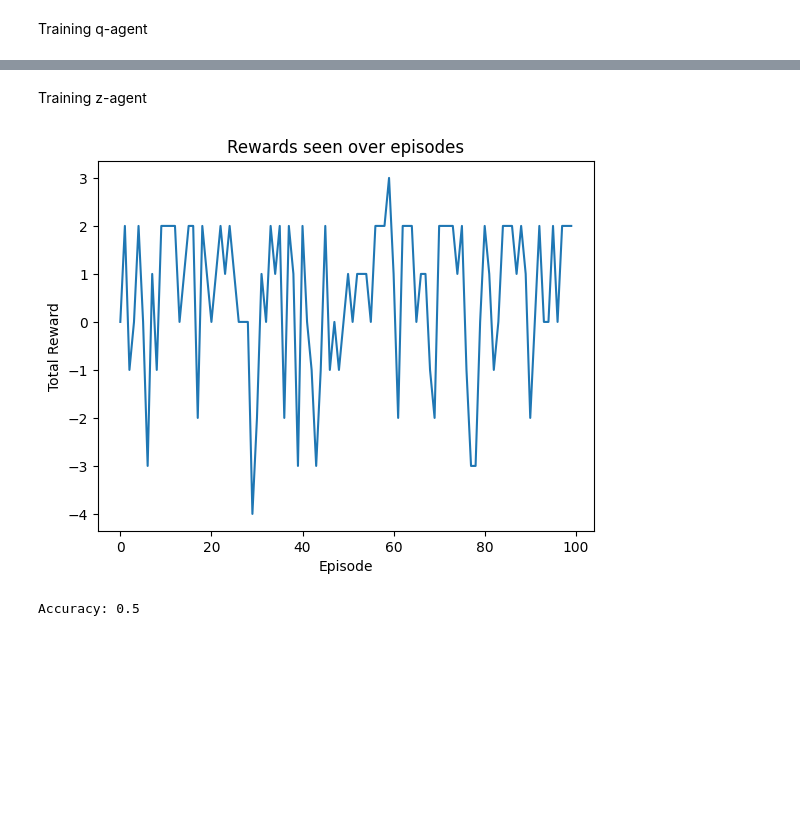
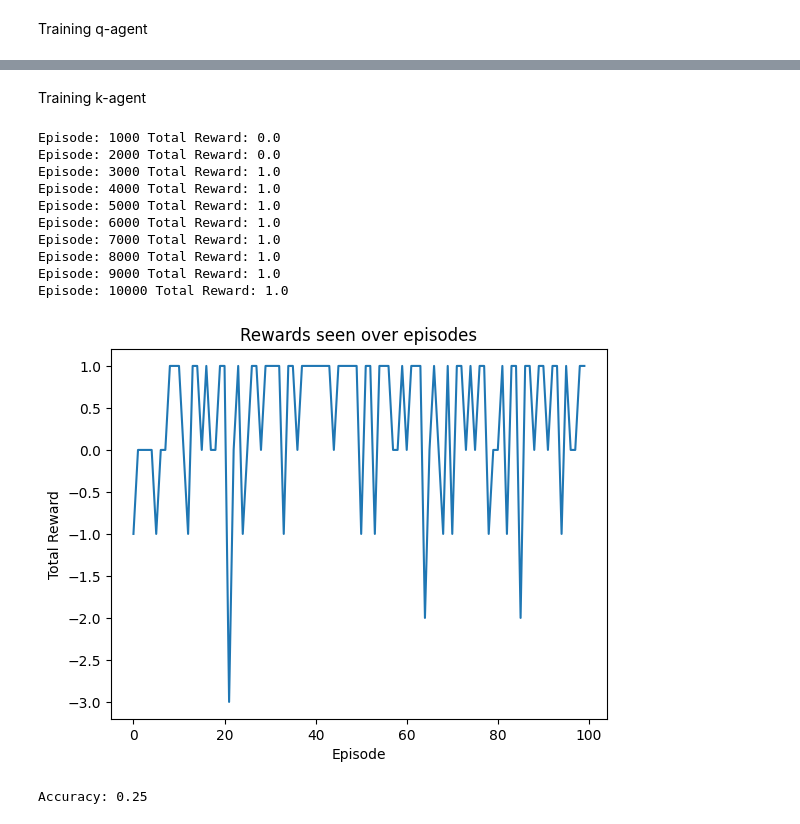
Before and after one commit to ViniAS/Apprenticeship-Learning-via-Inverse-Reinforcement-Learning, a Jupyter notebook: implemented_game.ipynb, the cells around one changed output, grey strips where cells are left out. Saved outputs shown, nothing was run; the diff lists cells and outputs as text; code cells hidden in the pictures; blank space fills up the shorter version.

Commit message:
Create q and k agents

```diff
--- a/implemented_game.ipynb
+++ b/implemented_game.ipynb
@@ -213,9 +234,23 @@ Accuracy: 0.25
 # %% [markdown]
-Training z-agent
+Training k-agent
 # %%
 
 class KLearningAgent:
     def __init__(self, num_states, num_actions, alpha=0.1, gamma=0.99, epsilon=0.6, k=10):
+        """
+        Initialize the K-learning agent
+
+        Args:
+        - num_states (int): the number of states
+        - num_actions (int): the number of actions
+        - alpha (float): the learning rate
+        - gamma (float): the discount factor
+        - epsilon (float): the exploration rate
+        - k (int): the number of planning steps
+
+        Returns:
+        None
+        """
         self.num_states = num_states
         self.num_actions = num_actions
         self.alpha = alpha
@@ -225,12 +260,35 @@ class KLearningAgent:
         self.Q = np.zeros((num_states, num_actions))
 
     def select_action(self, state):
+        """
+        Select an action based on the current state
+
+        Args:
+        - state: the current state
+
+        Returns:
+        - action: the selected action
+        """
         if np.random.uniform(0, 1) < self.epsilon:
             return random.choice(range(self.num_actions))  # Explore
         else:
             return np.argmax(self.Q[state])  # Exploit
 
     def update(self, state, action, reward, next_state, done, steps_remaining):
+        """
+        Update the Q-values based on the observed state, action, reward, next state, and done flag
+
+        Args:
+        - state: the current state
+        - action: the selected action
+        - reward: the observed reward
+        - next_state: the next state
+        - done: a flag indicating if the episode is done
+        - steps_remaining: the number of remaining planning steps
+
+        Returns:
+        None
+        """
         if not done:
             next_max = np.max(self.Q[next_state])
             target = reward + self.gamma * next_max
@@ -240,6 +298,16 @@ class KLearningAgent:
         self.Q[state, action] += self.alpha * (target - self.Q[state, action])
 
     def train(self, env, num_episodes):
+        """
+        Train the agent using the given environment for a specified number of episodes
+
+        Args:
+        - env: the environment to train the agent on
+        - num_episodes: the number of episodes to train for
+
+        Returns:
+        None
+        """
         rewards_seen = []
         for episode in range(num_episodes):
             state = env.reset()  # Reset environment and get initial state
@@ -267,38 +335,57 @@ class KLearningAgent:
         plt.show()
 
     def test(self, env):
+        """
+        Test the agent's performance on the given environment
+
+        Args:
+        - env: the environment to test the agent on
+
+        Returns:
+        None
+        """
         accuracy = 0
         state = env.reset()
         done = False
         total_reward = 0
 
         while not done:
             action = self.select_action(state)
             next_state, reward, done = env.step(action)
             total_reward += reward
             next_state = int(next_state)  # Ensure next state is an integer
             state = next_state
 
         if total_reward >= 0:
             accuracy += total_reward/4
 
         print(f"Accuracy: {accuracy}")
 
 
 # Initialize the environment
-env = Game(5)
+env = Game(10)
 
 # Set parameters
-num_episodes = 100
+num_episodes = 10000
 
 # Initialize Z-learning agent
-k_agent = KLearningAgent(num_states=len(env.states), num_actions=len(env.actions), alpha=0.5)
+k_agent = KLearningAgent(num_states=len(env.states), num_actions=len(env.actions), alpha=0.1 , gamma=0.99, epsilon=0.6, k=10)
 
 # Train the agent
 k_agent.train(env, num_episodes)
 
 # Test the agent
 k_agent.test(env)
 # %% [output]
+Episode: 1000 Total Reward: 0.0
+Episode: 2000 Total Reward: 0.0
+Episode: 3000 Total Reward: 1.0
+Episode: 4000 Total Reward: 1.0
+Episode: 5000 Total Reward: 1.0
+Episode: 6000 Total Reward: 1.0
+Episode: 7000 Total Reward: 1.0
+Episode: 8000 Total Reward: 1.0
+Episode: 9000 Total Reward: 1.0
+Episode: 10000 Total Reward: 1.0
-[figure, old version]
+[figure, new version]
-Accuracy: 0.5
+Accuracy: 0.25
```
Also changed, not shown: parts of 3 cells of this notebook.
